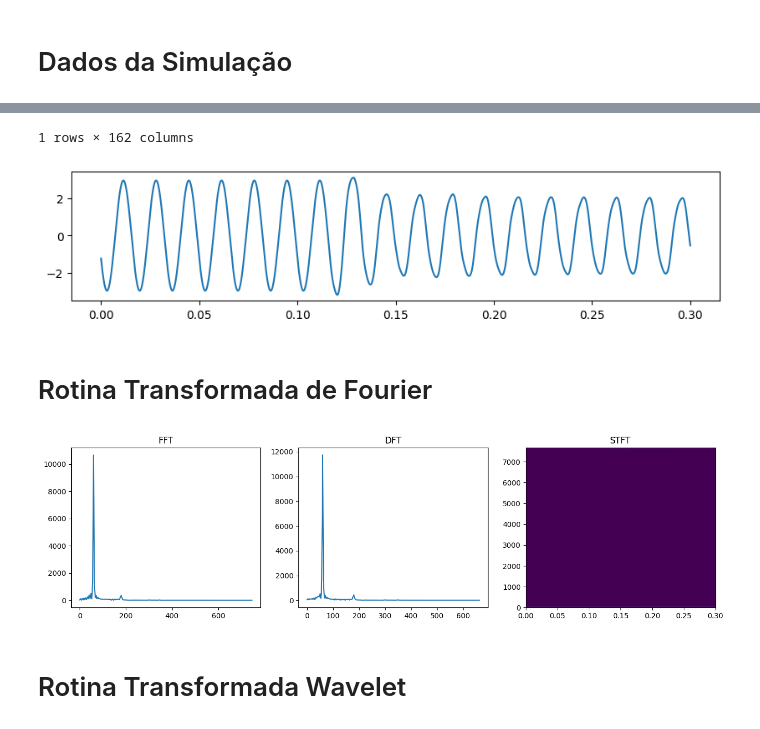
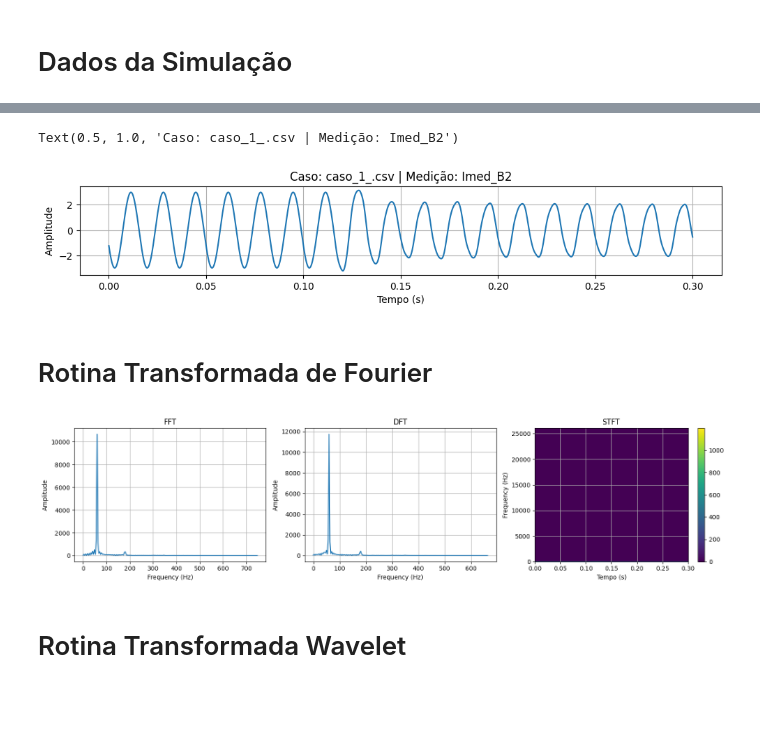
Before and after one commit to EESC-USP-FaultAI/preprocessing, a Jupyter notebook: Rotinas/main.ipynb, the cells around one changed output, grey strips where cells are left out. Saved outputs shown, nothing was run; the diff lists cells and outputs as text; code cells hidden in the pictures; blank space fills up the shorter version.

```diff
--- a/Rotinas/main.ipynb
+++ b/Rotinas/main.ipynb
@@ -4,16 +4,26 @@ sys.path.append(os.path.join(os.path.dirname(os.path.abspath(""))))
 # %% [markdown]
 # Dados da Simulação
 # %%
-# from functions.ProcessamentoCSV import Dunno
-i_col = 3*3
+from functions.ProcessamentoCSV import Dunno
+
+casoSimulado = 'caso_1_.csv'
+ponto_de_medicao = 'Imed_B2'
+
+all_signals = Dunno.data_selection_mod_Alailton(
+    file_path = casoSimulado,
+    meas = ponto_de_medicao
+)
+
+signal = all_signals[:, 0]
 t_simulation = 0.3
 fs = 30720
 nSamples = int(t_simulation * fs)
-pontos_de_medicao = pd.read_csv('medicoes.csv', header=None, dtype= str, names=["Nome da Variável"])
-display(pontos_de_medicao.T)
-all_signals = np.genfromtxt('caso_1_.csv', delimiter=',', skip_header=0)
-signal = all_signals[:, i_col]
 t = np.linspace(0, t_simulation, signal.shape[0])
 plt.figure(figsize=(10, 2))
-graph = plt.plot(t, signal, label=f'Caso 1 - {pontos_de_medicao.iloc[i_col]}')
+plt.plot(t, signal)
+plt.xlabel('Tempo (s)')
+plt.ylabel('Amplitude')
+plt.grid(True)
+plt.tight_layout()
+plt.title(f'Caso: {casoSimulado} | Medição: {ponto_de_medicao}')
 # %% [output]
@@ -22,19 +30,26 @@ graph = plt.plot(t, signal, label=f'Caso 1 - {pontos_de_medicao.iloc[i_col]}')
-1 rows × 162 columns
+Text(0.5, 1.0, 'Caso: caso_1_.csv | Medição: Imed_B2')
-[figure, old version]
+[figure, new version]
 # %% [markdown]
 # Rotina Transformada de Fourier
 # %%
 from functions.TF import FFT_function, DFT_function, STFT_function
 
-signal_fft = FFT_function.FFT(signal[0:2**13]) # Precisa Remover o "np.concatenate" ou adicionar padding no vetor de entrada
-
-signal_dft = DFT_function.discrete_fourier_transform.DFT(signal)
-
+signal_fft = FFT_function.FFT( # Realiza o calculo da FFT
+    x = signal[0:2**13]
+)
+signal_dft = DFT_function.discrete_fourier_transform.DFT( # Realiza o calculo da DFT
+    x = signal
+)
 frame_size = 0.05
 nFrames = int(t_simulation / frame_size)
 nSamplesPerFrame = int(frame_size * fs)
 hop = int((nSamples - nSamplesPerFrame) / (nFrames - 1))/fs
-signal_stft = STFT_function.short_time_fourier_transform.STFT(signal, fs, frame_size, hop)
+signal_stft = STFT_function.short_time_fourier_transform.STFT( # Realiza o calculo da STFT
+    x = signal,
+    fs = fs,
+    frame_size = 0.05,
+    hop = 0.001
+)
 
 freq_fft = np.fft.fftfreq(signal_fft.shape[0], 1/fs)
 freq_dft = np.fft.fftfreq(signal_dft.shape[0], 1/fs)
@@ -43,17 +58,29 @@ freq_stft = np.fft.fftshift(np.fft.fftfreq(nSamplesPerFrame, d=1/fs))
 plt.figure(figsize=(16, 4))
 plt.subplot(1,3,1)
 plt.plot(freq_fft[0:200], np.abs(signal_fft[0:200]), label='FFT')
+plt.grid(True)
 plt.title('FFT')
+plt.xlabel('Frequency (Hz)')
+plt.ylabel('Amplitude')
+
 plt.subplot(1,3,2)
 plt.plot(freq_dft[0:200], np.abs(signal_dft[0:200]), label='DFT')
+plt.xlabel('Frequency (Hz)')
+plt.ylabel('Amplitude')
+plt.grid(True)
 plt.title('DFT')
+
 plt.subplot(1,3,3)
-Fz = int(frame_size * fs * t_simulation)
-plt.imshow(np.abs(signal_stft.T), aspect='auto', origin='lower',
-           extent=[t.min(), t.max(), 0, freq_stft.max()//2])
-plot = plt.title('STFT')
+plt.imshow(np.abs(signal_stft.T), aspect='auto', origin='lower', extent=[t.min(), t.max(), 0, freq_stft.max()*1.7])
+plt.xlabel('Tempo (s)')
+plt.ylabel('Frequency (Hz)')
+plt.colorbar()
+plt.grid(True)
+plt.title('STFT')
+plt.tight_layout()
+plt.show()
 # %% [output]
-[figure, old version]
+[figure, new version]
 # %% [markdown]
 # Rotina Transformada Wavelet
 # %%
```
Also changed, not shown: parts of 6 cells of this notebook, 9 other files.
